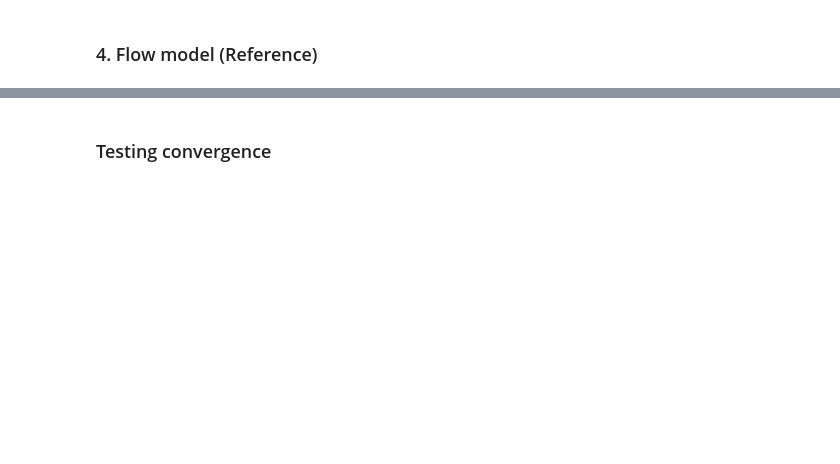
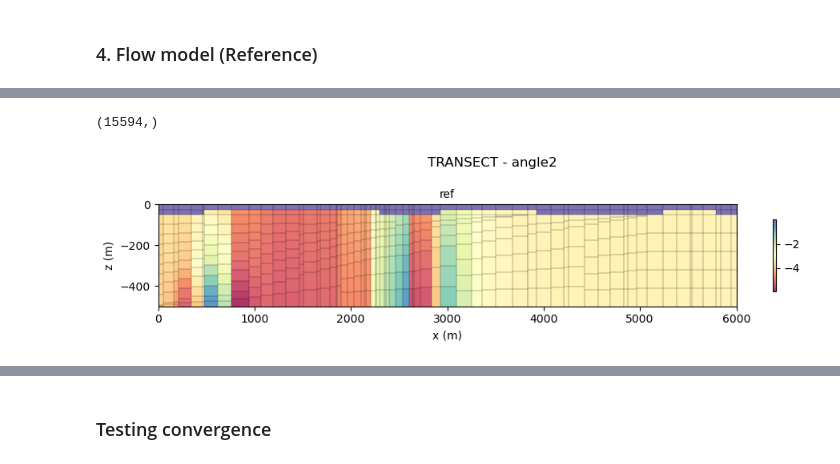
Before and after one commit to kerrybardot/loop_to_flopy, a Jupyter notebook: scripts/04 inverse_modelling_pinchout_dev.ipynb, the cells around one changed output, grey strips where cells are left out. Drawn from its saved outputs; the diff is of its cells as text; code cells hidden in the pictures; blank space fills up the shorter version.

```diff
--- a/scripts/04 inverse_modelling_pinchout_dev.ipynb
+++ b/scripts/04 inverse_modelling_pinchout_dev.ipynb
@@ -145,0 +139,12 @@ icpl = 0
+# %%
+P.wel_screens = []
+for n in range(len(P.xypumpbores)):
+    wel_icpl, wel_coords = find_cell_disv(P.xypumpbores[n][0], P.xypumpbores[n][1], R.xcyc)
+    if P.geo_pl == 0:
+        wel_top = R.top[wel_icpl]
+    else:
+        R.botm_geo
+        wel_top = R.botm_geo[P.geo_pl-1, wel_icpl]
+    wel_bot = R.botm_geo[P.geo_pl, wel_icpl]
+    print('Well coords ', wel_coords, ' Well screen top and bottom ', wel_top, wel_bot)
+    P.wel_screens.append((wel_top, wel_bot))
@@ -146,15 +156,5 @@ icpl = 0
 # %%
-P.wel_screens = []
-for n in range(len(P.xypumpbores)):
-    wel_icpl, wel_coords = find_cell_disv(P.xypumpbores[n][0], P.xypumpbores[n][1], R.xcyc)
-    if P.geo_pl == 0:
-        wel_top = R.top[wel_icpl]
-    else:
-        wel_top = R.botm[(P.geo_pl)* P.nls-1, wel_icpl]
-    wel_bot = R.botm[(P.geo_pl + 1) * P.nls-1, wel_icpl]
-    print('Well coords ', wel_coords, ' Well screen top and bottom ', wel_top, wel_bot)
-    P.wel_screens.append((wel_top, wel_bot))
-
+# Set up observations to be in the middle of geo layer
 P.zobs = np.zeros((P.nobs,P.nzobs))
 for n in range(len(P.xyobsbores)):
     obs_icpl, obs_coords = find_cell_disv(P.xyobsbores[n][0], P.xyobsbores[n][1], R.xcyc) # Cell id in plan
@@ -162,8 +162,8 @@ for n in range(len(P.xyobsbores)):
         if m == 0:
             lay_top = R.top[obs_icpl]
         else:
-            lay_top = R.botm[(m)* P.nls-1, obs_icpl]
-        lay_bot = R.botm[(m + 1) * P.nls-1, obs_icpl]
+            lay_top = R.botm_geo[m, obs_icpl]
+        lay_bot = R.botm_geo[m + 1, obs_icpl]
         obsz = lay_bot + (lay_top-lay_bot)/2
         P.zobs[n][m] = obsz
 print('\nobservation depths')
@@ -216,0 +195,8 @@ dir(gwf)
+# %%
+R.angle1.shape
+# %% [output]
+(15594,)
+# %%
+multiplot_prop_transect(P, models = [R], array = 'angle2', X0=P.x0, Y0=P.y0, X1=P.x1, Y1=P.y1)
+# %% [output]
+[figure, added]
```
Also changed, not shown: parts of 35 cells of this notebook, 6 other files.
